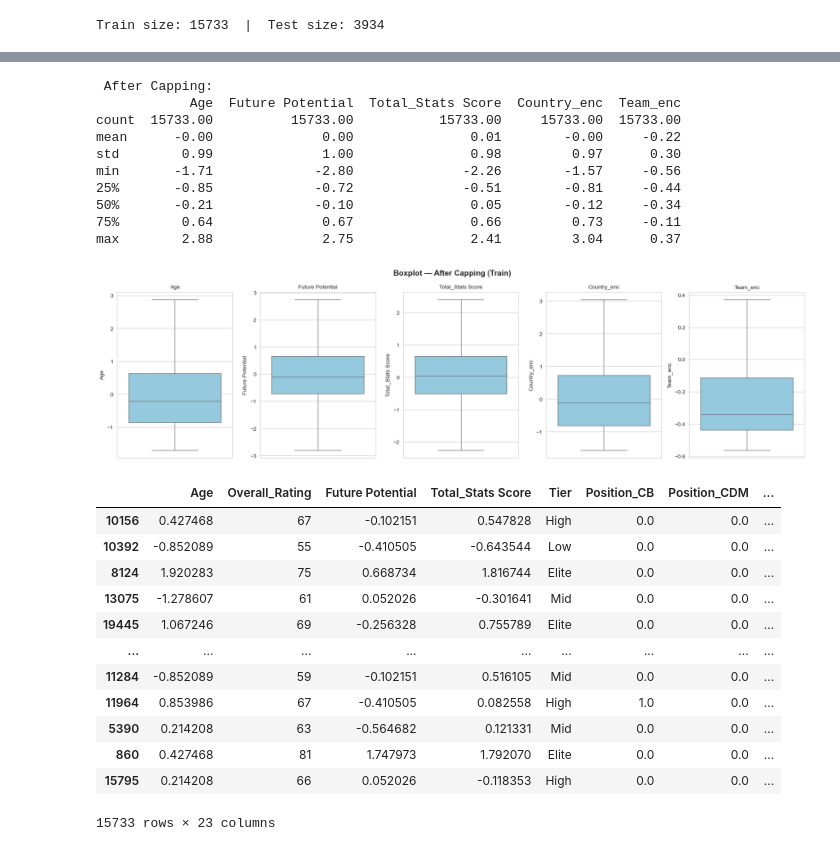
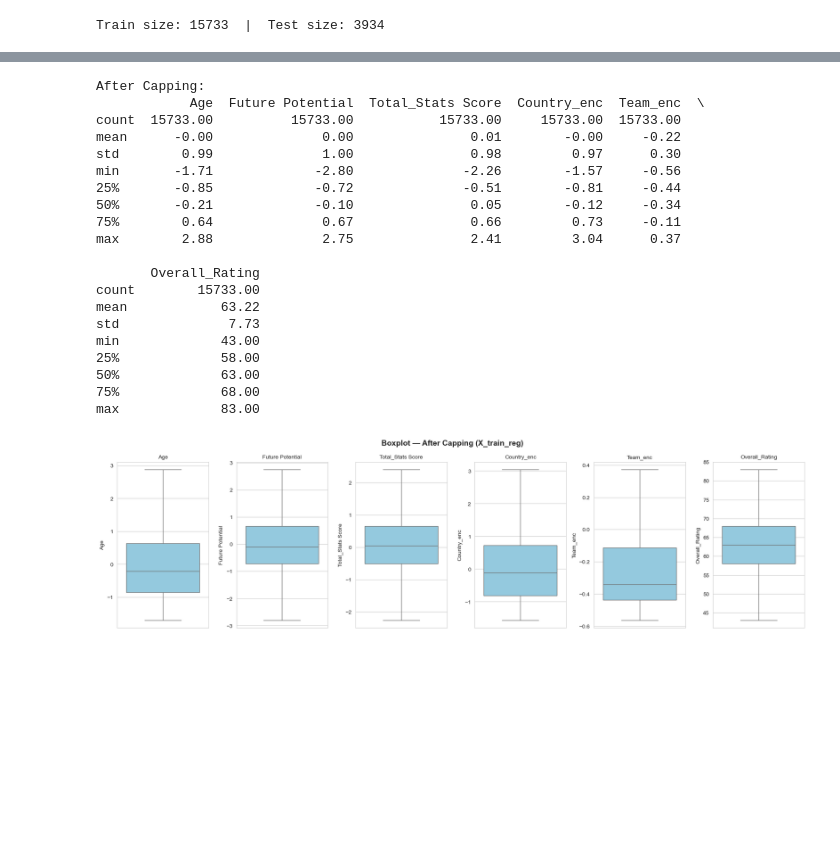
Before and after one commit to HaneenMohamed14/ML, a Jupyter notebook: ML 2.ipynb, the cells around one changed output, grey strips where cells are left out. Saved outputs shown, nothing was run; the diff lists cells and outputs as text; code cells hidden in the pictures; blank space fills up the shorter version.

```diff
--- a/ML 2.ipynb
+++ b/ML 2.ipynb
@@ -479,0 +530,22 @@ Team_enc                     -0.92     0.37     2274  14.5%
+# %%
+num_cols_clf = ['Age', 'Future Potential', 'Total_Stats Score',
+            'Country_enc', 'Team_enc']
+
+print("Outlier Report (Train only:Classification):")
+print(f"{'Column':<25} {'Lower':>8} {'Upper':>8} {'Count':>8} {'%':>6}")
+print("-" * 58)
+for col in num_cols_clf:
+    lower, upper, count = detect_outliers_iqr(X_train_clf, col)
+    pct = count / len(X_train_clf) * 100
+    print(f"{col:<25} {lower:>8.2f} {upper:>8.2f} {count:>8} {pct:>5.1f}%")
+
+fig, axes = plt.subplots(1, 5, figsize=(18, 5))
+fig.suptitle('Boxplot — Before Capping (X_train_clf)', fontsize=14, fontweight='bold')
+
+for i, col in enumerate(num_cols_clf):
+    sns.boxplot(y=X_train_clf[col], ax=axes[i], color='skyblue')
+    axes[i].set_title(col, fontsize=10)
+    axes[i].set_xlabel('')
+
+plt.tight_layout()
+plt.show()
@@ -480,59 +562,53 @@ Team_enc                     -0.92     0.37     2274  14.5%
 # %%
 caps = {}
+
 for col in num_cols:
-    Q1 = X_train[col].quantile(0.25)
-    Q3 = X_train[col].quantile(0.75)
+    Q1 = X_train_reg[col].quantile(0.25)
+    Q3 = X_train_reg[col].quantile(0.75)
     IQR = Q3 - Q1
     lower = Q1 - 1.5 * IQR
     upper = Q3 + 1.5 * IQR
+
     caps[col] = (lower, upper)
 
-
-    X_train[col] = X_train[col].clip(lower, upper)
-
+    X_train_reg[col] = X_train_reg[col].clip(lower, upper)
 
 for col in num_cols:
     lower, upper = caps[col]
-    X_test[col] = X_test[col].clip(lower, upper)
+    X_test_reg[col] = X_test_reg[col].clip(lower, upper)
 
-print("\n After Capping:")
-print(X_train[num_cols].describe().round(2))
+print("\nAfter Capping:")
+print(X_train_reg[num_cols].describe().round(2))
 
-fig, axes = plt.subplots(1, 5, figsize=(18, 5))
-fig.suptitle('Boxplot — After Capping (Train)', fontsize=14, fontweight='bold')
+fig, axes = plt.subplots(1, 6, figsize=(18, 5))
+fig.suptitle('Boxplot — After Capping (X_train_reg)', fontsize=14, fontweight='bold')
 
 for i, col in enumerate(num_cols):
-    sns.boxplot(y=X_train[col], ax=axes[i], color='skyblue')
+    sns.boxplot(y=X_train_reg[col], ax=axes[i], color='skyblue')
     axes[i].set_title(col, fontsize=10)
     axes[i].set_xlabel('')
 
 plt.tight_layout()
 plt.show()
 # %% [output]
- After Capping:
-            Age  Future Potential  Total_Stats Score  Country_enc  Team_enc
+After Capping:
+            Age  Future Potential  Total_Stats Score  Country_enc  Team_enc  \
 count  15733.00          15733.00           15733.00     15733.00  15733.00
 mean      -0.00              0.00               0.01        -0.00     -0.22
 std        0.99              1.00               0.98         0.97      0.30
 min       -1.71             -2.80              -2.26        -1.57     -0.56
 25%       -0.85             -0.72              -0.51        -0.81     -0.44
 50%       -0.21             -0.10               0.05        -0.12     -0.34
 75%        0.64              0.67               0.66         0.73     -0.11
 max        2.88              2.75               2.41         3.04      0.37
+
+       Overall_Rating
+count        15733.00
+mean            63.22
+std              7.73
+min             43.00
+25%             58.00
+50%             63.00
+75%             68.00
+max             83.00
-[figure, old version]
+[figure, new version]
-# %%
-X_train
-# %% [output]
-|  | Age | Overall_Rating | Future Potential | Total_Stats Score | Tier | Position_CB | Position_CDM | ... |
-| 10156 | 0.427468 | 67 | -0.102151 | 0.547828 | High | 0.0 | 0.0 | ... |
-| 10392 | -0.852089 | 55 | -0.410505 | -0.643544 | Low | 0.0 | 0.0 | ... |
-| 8124 | 1.920283 | 75 | 0.668734 | 1.816744 | Elite | 0.0 | 0.0 | ... |
-| 13075 | -1.278607 | 61 | 0.052026 | -0.301641 | Mid | 0.0 | 0.0 | ... |
-| 19445 | 1.067246 | 69 | -0.256328 | 0.755789 | Elite | 0.0 | 0.0 | ... |
-| ... | ... | ... | ... | ... | ... | ... | ... | ... |
-| 11284 | -0.852089 | 59 | -0.102151 | 0.516105 | Mid | 0.0 | 0.0 | ... |
-| 11964 | 0.853986 | 67 | -0.410505 | 0.082558 | High | 1.0 | 0.0 | ... |
-| 5390 | 0.214208 | 63 | -0.564682 | 0.121331 | Mid | 0.0 | 0.0 | ... |
-| 860 | 0.427468 | 81 | 1.747973 | 1.792070 | Elite | 0.0 | 0.0 | ... |
-| 15795 | 0.214208 | 66 | 0.052026 | -0.118353 | High | 0.0 | 0.0 | ... |
-15733 rows × 23 columns
```
Also changed, not shown: parts of 27 cells of this notebook.
